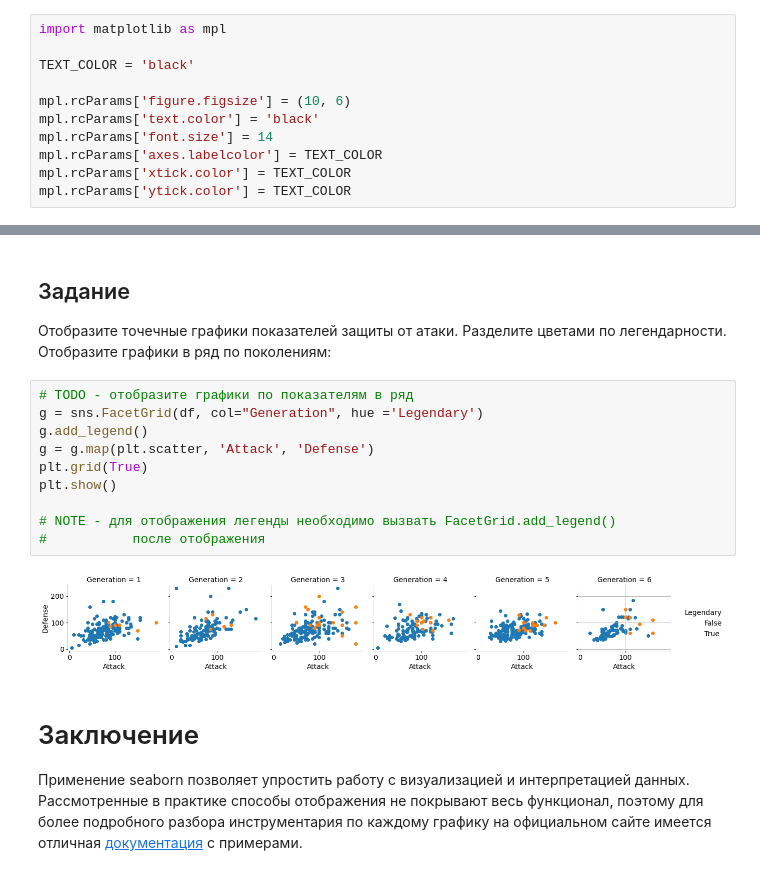
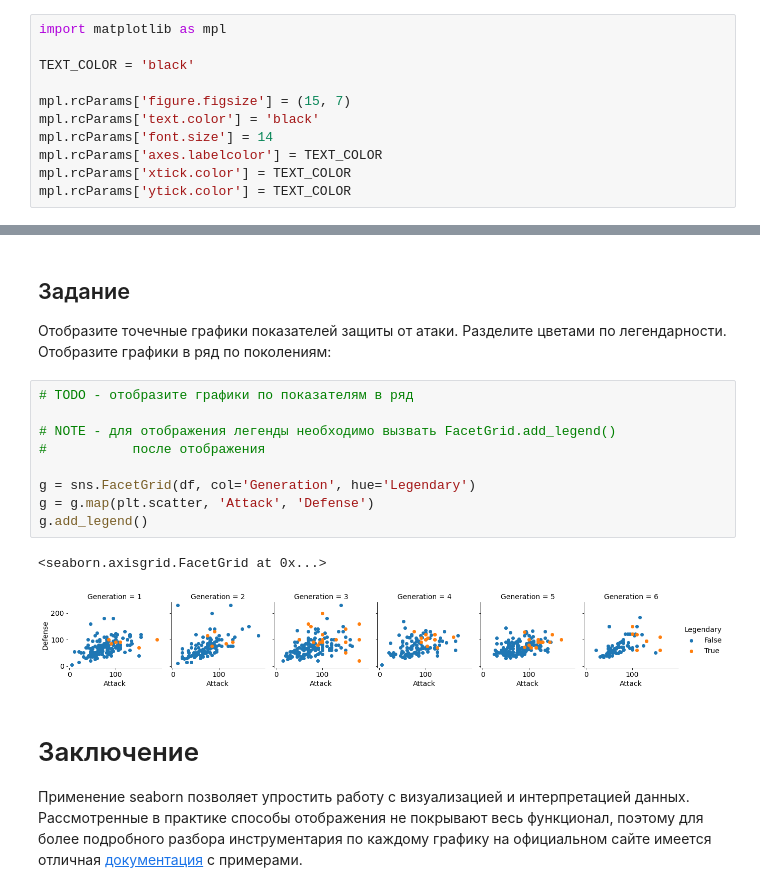
Before and after one commit to Avram-Machine/ML, a Jupyter notebook: notebooks/09_Seaborn.ipynb, the cells around one changed output, grey strips where cells are left out. Drawn from its saved outputs; the diff is of its cells as text.

```diff
--- a/notebooks/09_Seaborn.ipynb
+++ b/notebooks/09_Seaborn.ipynb
@@ -123,7 +123,7 @@ import matplotlib as mpl
 
 TEXT_COLOR = 'black'
 
-mpl.rcParams['figure.figsize'] = (10, 6)
+mpl.rcParams['figure.figsize'] = (15, 7)
 mpl.rcParams['text.color'] = 'black'
 mpl.rcParams['font.size'] = 14
 mpl.rcParams['axes.labelcolor'] = TEXT_COLOR
@@ -367,16 +376,16 @@ plt.show()
 Отобразите точечные графики показателей защиты от атаки. Разделите цветами по легендарности. Отобразите графики в ряд по поколениям:
 # %%
 # TODO - отобразите графики по показателям в ряд
-g = sns.FacetGrid(df, col="Generation", hue ='Legendary')
-g.add_legend()
-g = g.map(plt.scatter, 'Attack', 'Defense')
-plt.grid(True)
-plt.show()
 
 # NOTE - для отображения легенды необходимо вызвать FacetGrid.add_legend()
 #           после отображения
+
+g = sns.FacetGrid(df, col='Generation', hue='Legendary')
+g = g.map(plt.scatter, 'Attack', 'Defense')
+g.add_legend()
 # %% [output]
+<seaborn.axisgrid.FacetGrid at 0x...>
-[figure, old version]
+[figure, new version]
 # %% [markdown]
 # Заключение <a name="conclusion"></a>
 
```
Also changed, not shown: parts of 17 cells of this notebook.
